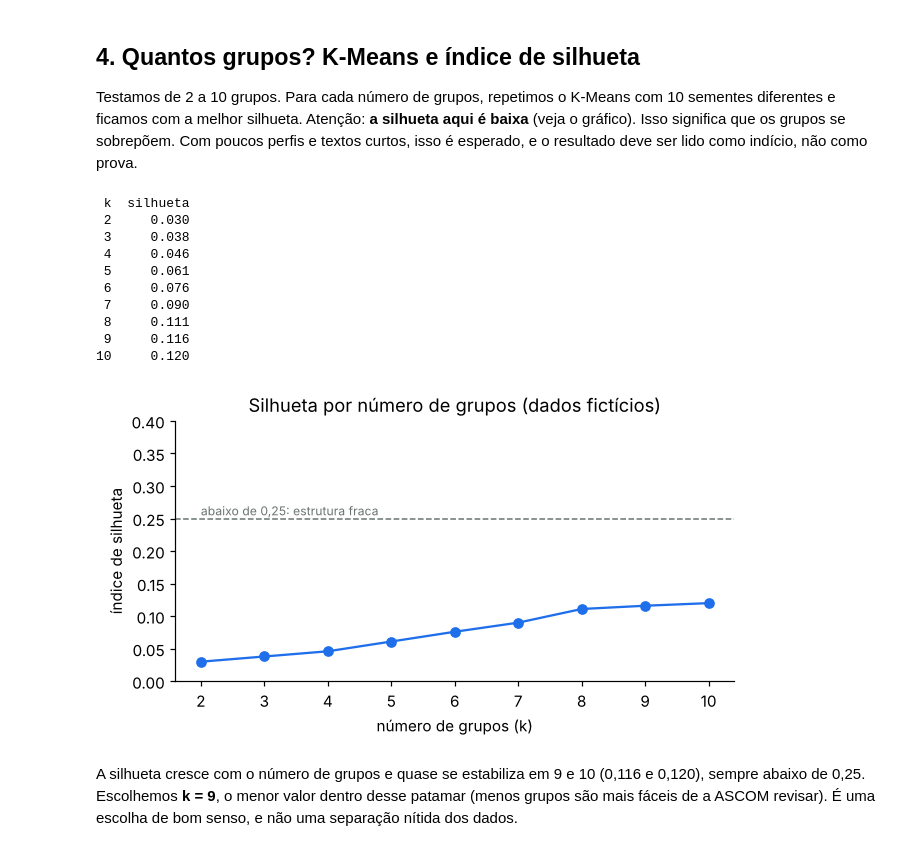
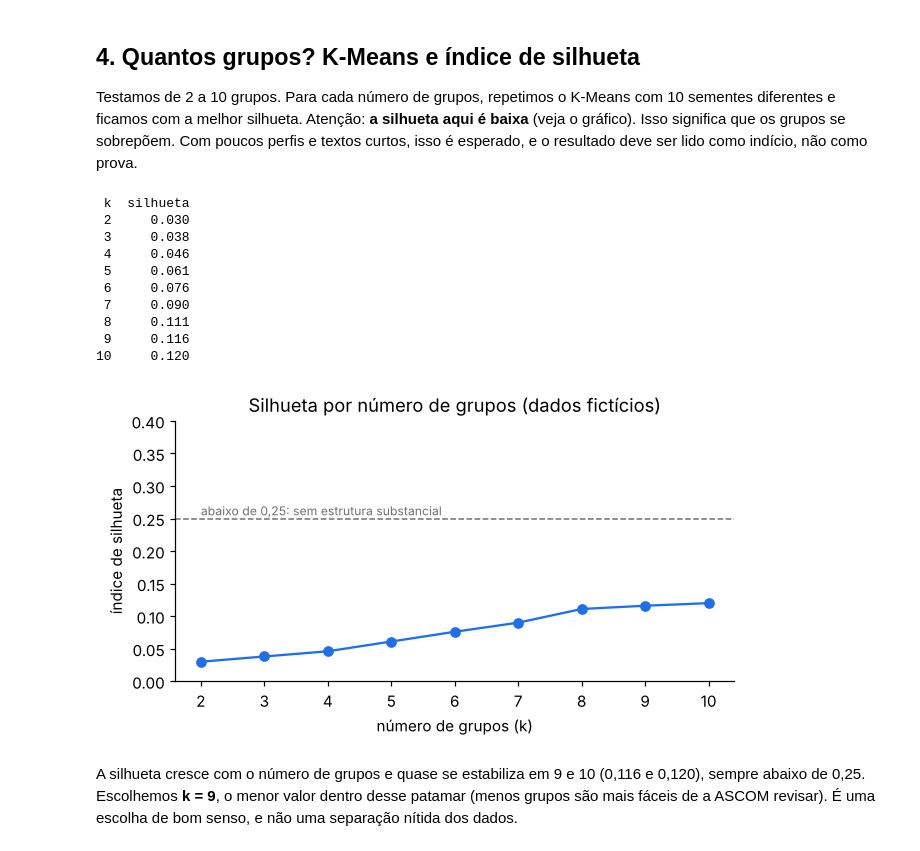
Before and after one commit to unifesspa-ascom/fontes, a Jupyter notebook: analise/analise_perfis_demo.ipynb, the cells around one changed output. Drawn from its saved outputs; the diff is of its cells as text; code cells hidden in the pictures.

```diff
--- a/analise/analise_perfis_demo.ipynb
+++ b/analise/analise_perfis_demo.ipynb
@@ -106,35 +106,35 @@ Testamos de 2 a 10 grupos. Para cada número de grupos, repetimos o K-Means com
 # %%
 def melhor_kmeans(M, k, sementes=range(10)):
     melhor = None
     for s in sementes:
         km = KMeans(k, n_init=10, random_state=s).fit(M)
         sil = silhouette_score(M, km.labels_)
         if melhor is None or sil > melhor[0]: melhor = (sil, km)
     return melhor
 
 ks = list(range(2, 11))
 res = {k: melhor_kmeans(X, k) for k in ks}
 tab_k = pd.DataFrame({'k': ks, 'silhueta': [round(res[k][0], 3) for k in ks]})
 print(tab_k.to_string(index=False))
 
 fig, ax = plt.subplots(figsize=(6, 3.4))
 ax.plot(tab_k['k'], tab_k['silhueta'], marker='o', color=AZUL)
-ax.axhline(0.25, ls='--', color=CINZA, lw=1); ax.text(2, 0.255, 'abaixo de 0,25: estrutura fraca', color=CINZA, fontsize=8)
+ax.axhline(0.25, ls='--', color=CINZA, lw=1); ax.text(2, 0.255, 'abaixo de 0,25: sem estrutura substancial', color=CINZA, fontsize=8)
 ax.set_ylim(0, 0.4); ax.set_xlabel('número de grupos (k)'); ax.set_ylabel('índice de silhueta')
 ax.set_title('Silhueta por número de grupos (dados fictícios)')
 fig.tight_layout(); fig.savefig('figuras/1_silhueta_por_k.png'); plt.show()
 # %% [output]
  k  silhueta
  2     0.030
  3     0.038
  4     0.046
  5     0.061
  6     0.076
  7     0.090
  8     0.111
  9     0.116
 10     0.120
-[figure, old version]
+[figure, new version]
 # %% [markdown]
 A silhueta cresce com o número de grupos e quase se estabiliza em 9 e 10 (0,116 e 0,120), sempre abaixo de 0,25. Escolhemos **k = 9**, o menor valor dentro desse patamar (menos grupos são mais fáceis de a ASCOM revisar). É uma escolha de bom senso, e não uma separação nítida dos dados.
 # %%
```
Also changed, not shown: 2 other files.
